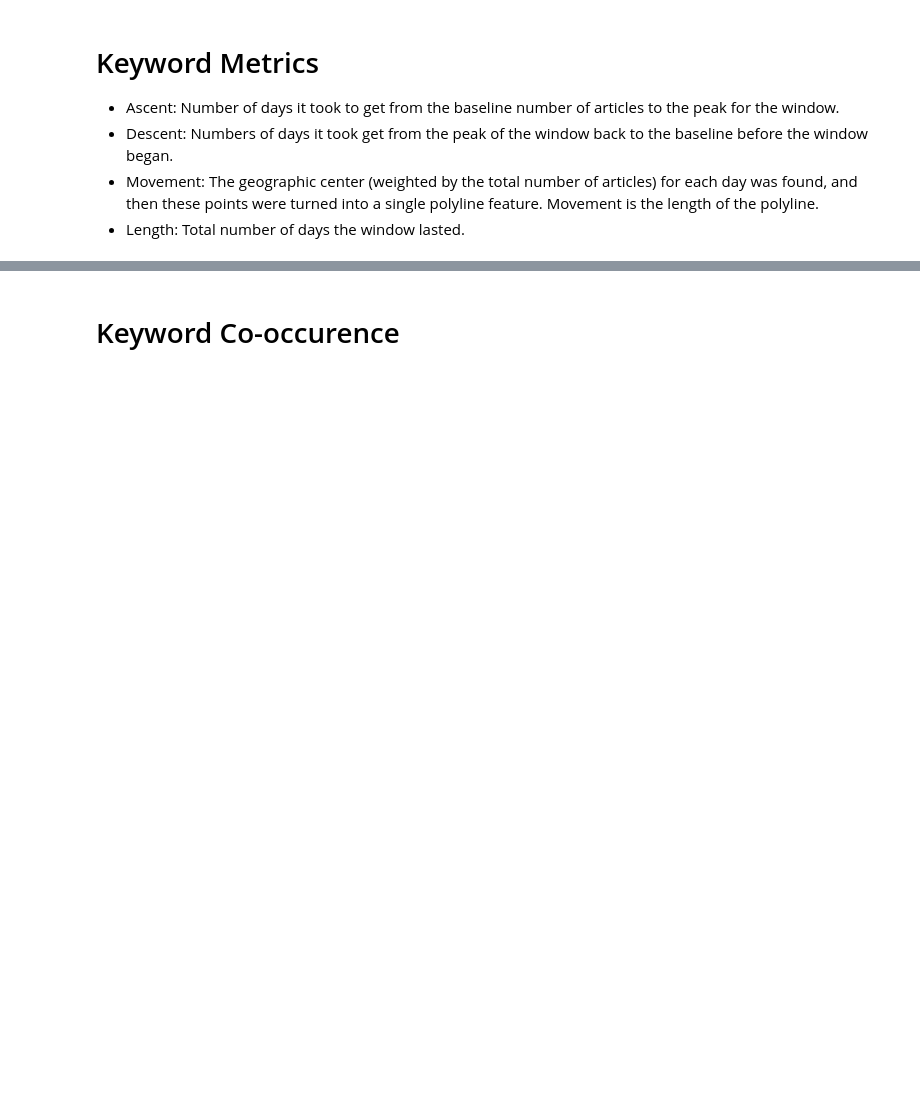
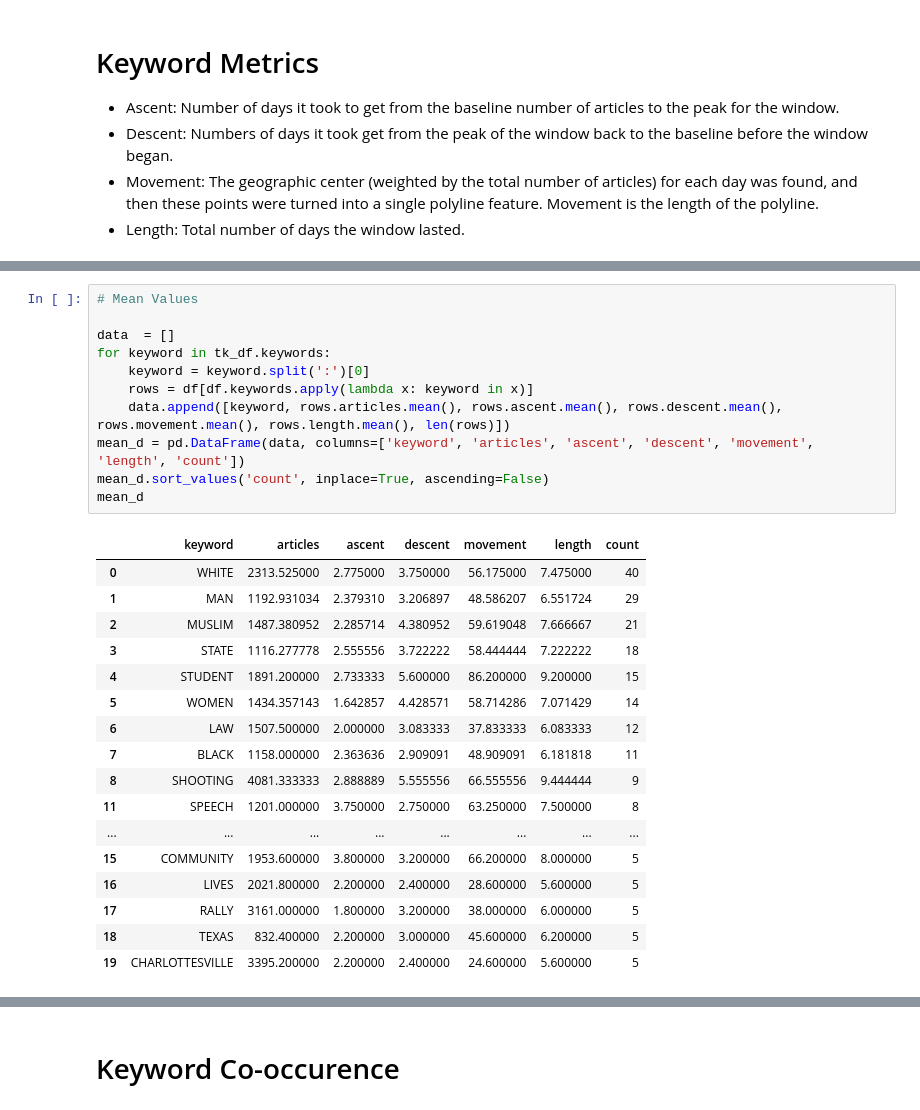
Before and after one commit to Jwmazzi/media_research, a Jupyter notebook: planning/GDELT Keywords.ipynb, the cells around one changed output, grey strips where cells are left out. Saved outputs shown, nothing was run; the diff lists cells and outputs as text; blank space fills up the shorter version.

```diff
--- a/planning/GDELT Keywords.ipynb
+++ b/planning/GDELT Keywords.ipynb
@@ -252,0 +305,29 @@ d
+# %%
+# Mean Values
+
+data  = []
+for keyword in tk_df.keywords:
+    keyword = keyword.split(':')[0]
+    rows = df[df.keywords.apply(lambda x: keyword in x)]
+    data.append([keyword, rows.articles.mean(), rows.ascent.mean(), rows.descent.mean(), rows.movement.mean(), rows.length.mean(), len(rows)])
+mean_d = pd.DataFrame(data, columns=['keyword', 'articles', 'ascent', 'descent', 'movement', 'length', 'count'])
+mean_d.sort_values('count', inplace=True, ascending=False)
+mean_d
+# %% [output]
+|  | keyword | articles | ascent | descent | movement | length | count |
+| 0 | WHITE | 2313.525000 | 2.775000 | 3.750000 | 56.175000 | 7.475000 | 40 |
+| 1 | MAN | 1192.931034 | 2.379310 | 3.206897 | 48.586207 | 6.551724 | 29 |
+| 2 | MUSLIM | 1487.380952 | 2.285714 | 4.380952 | 59.619048 | 7.666667 | 21 |
+| 3 | STATE | 1116.277778 | 2.555556 | 3.722222 | 58.444444 | 7.222222 | 18 |
+| 4 | STUDENT | 1891.200000 | 2.733333 | 5.600000 | 86.200000 | 9.200000 | 15 |
+| 5 | WOMEN | 1434.357143 | 1.642857 | 4.428571 | 58.714286 | 7.071429 | 14 |
+| 6 | LAW | 1507.500000 | 2.000000 | 3.083333 | 37.833333 | 6.083333 | 12 |
+| 7 | BLACK | 1158.000000 | 2.363636 | 2.909091 | 48.909091 | 6.181818 | 11 |
+| 8 | SHOOTING | 4081.333333 | 2.888889 | 5.555556 | 66.555556 | 9.444444 | 9 |
+| 11 | SPEECH | 1201.000000 | 3.750000 | 2.750000 | 63.250000 | 7.500000 | 8 |
+| ... | ... | ... | ... | ... | ... | ... | ... |
+| 15 | COMMUNITY | 1953.600000 | 3.800000 | 3.200000 | 66.200000 | 8.000000 | 5 |
+| 16 | LIVES | 2021.800000 | 2.200000 | 2.400000 | 28.600000 | 5.600000 | 5 |
+| 17 | RALLY | 3161.000000 | 1.800000 | 3.200000 | 38.000000 | 6.000000 | 5 |
+| 18 | TEXAS | 832.400000 | 2.200000 | 3.000000 | 45.600000 | 6.200000 | 5 |
+| 19 | CHARLOTTESVILLE | 3395.200000 | 2.200000 | 2.400000 | 24.600000 | 5.600000 | 5 |
```
Also changed, not shown: parts of 17 cells of this notebook.
